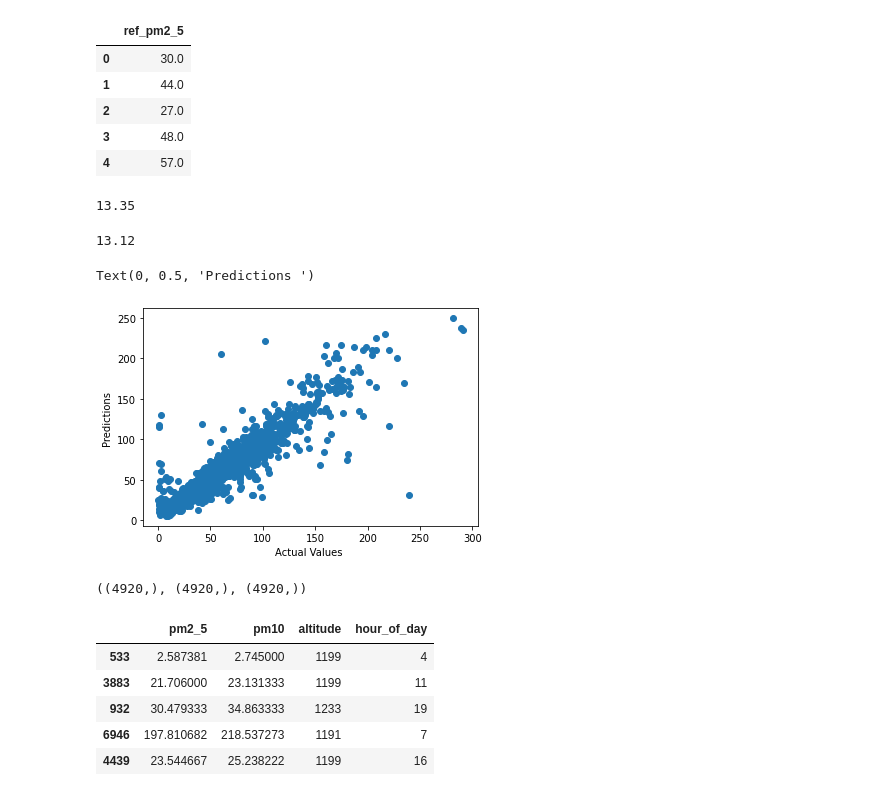
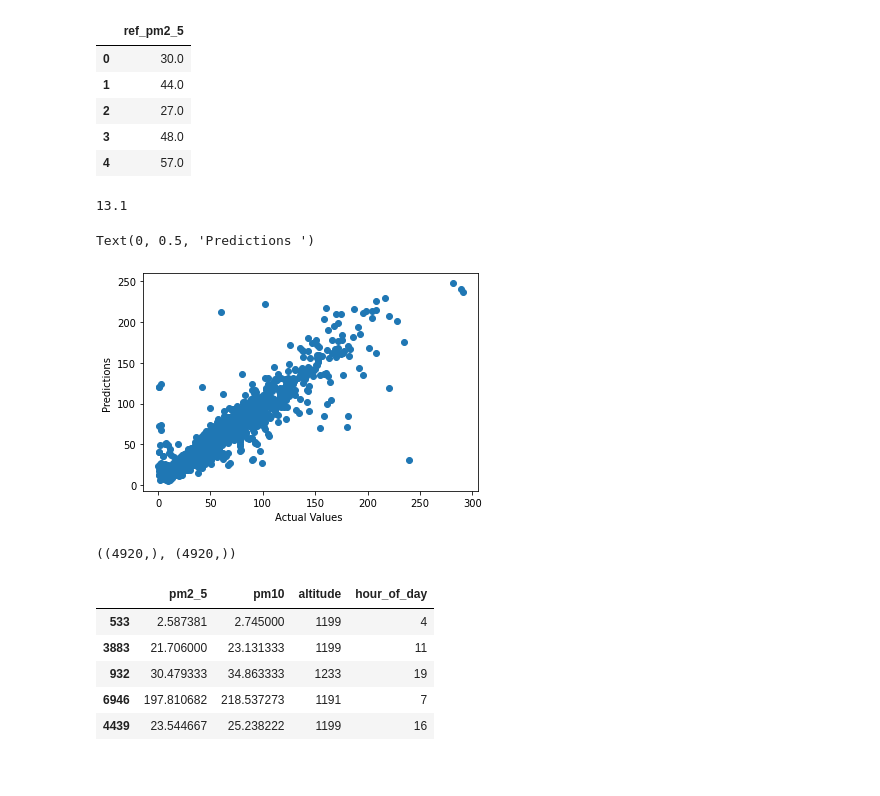
Before and after one commit to airqo-platform/AirQo-experiments, a Jupyter notebook: calibration_rf_l/notebooks/random_forest.ipynb, the cells around one changed output. Cells and saved outputs as stored; diff of their text form; code cells hidden in the pictures.

```diff
--- a/calibration_rf_l/notebooks/random_forest_l.ipynb
+++ b/calibration_rf_l/notebooks/random_forest.ipynb
@@ -37,2 +35,5 @@ rfr = RandomForestRegressor()
+# %%
+#loading model from GridSearchCV
+rfr = load_model('../models/rfr_grid_search.joblib')
 # %%
 train_model(rfr, Xtrain, ytrain)
@@ -93,26 +75,21 @@ yactual.head()
 | 3 | 48.0 |
 | 4 | 57.0 |
 # %%
-rmse_heldout1, ypred_heldout1 = predict(rfr, Xactual, yactual)
-rmse_heldout1
+rmse_heldout, ypred_heldout = predict(rfr, Xactual, yactual)
+rmse_heldout
 # %% [output]
-13.35
+13.1
-# %%
-rmse_heldout2, ypred_heldout2 = predict(rfr2, Xactual, yactual)
-rmse_heldout2
-# %% [output]
-13.12
 # %%
-g=plt.scatter(yactual, ypred_heldout2)
+g=plt.scatter(yactual, ypred_heldout)
 g.axes.set_xlabel('Actual Values ')
 g.axes.set_ylabel('Predictions ')
 # %% [output]
 Text(0, 0.5, 'Predictions ')
-[figure, old version]
+[figure, new version]
 # %%
-ytest.shape, ypred.shape, ypred2.shape
+ytest.shape, ypred.shape
 # %% [output]
-((4920,), (4920,), (4920,))
+((4920,), (4920,))
 # %%
 y_df = Xtest[['pm2_5', 'pm10', 'altitude', 'hour_of_day']]
 y_df.head()
```
Also changed, not shown: parts of 13 cells of this notebook, 1 other file.
